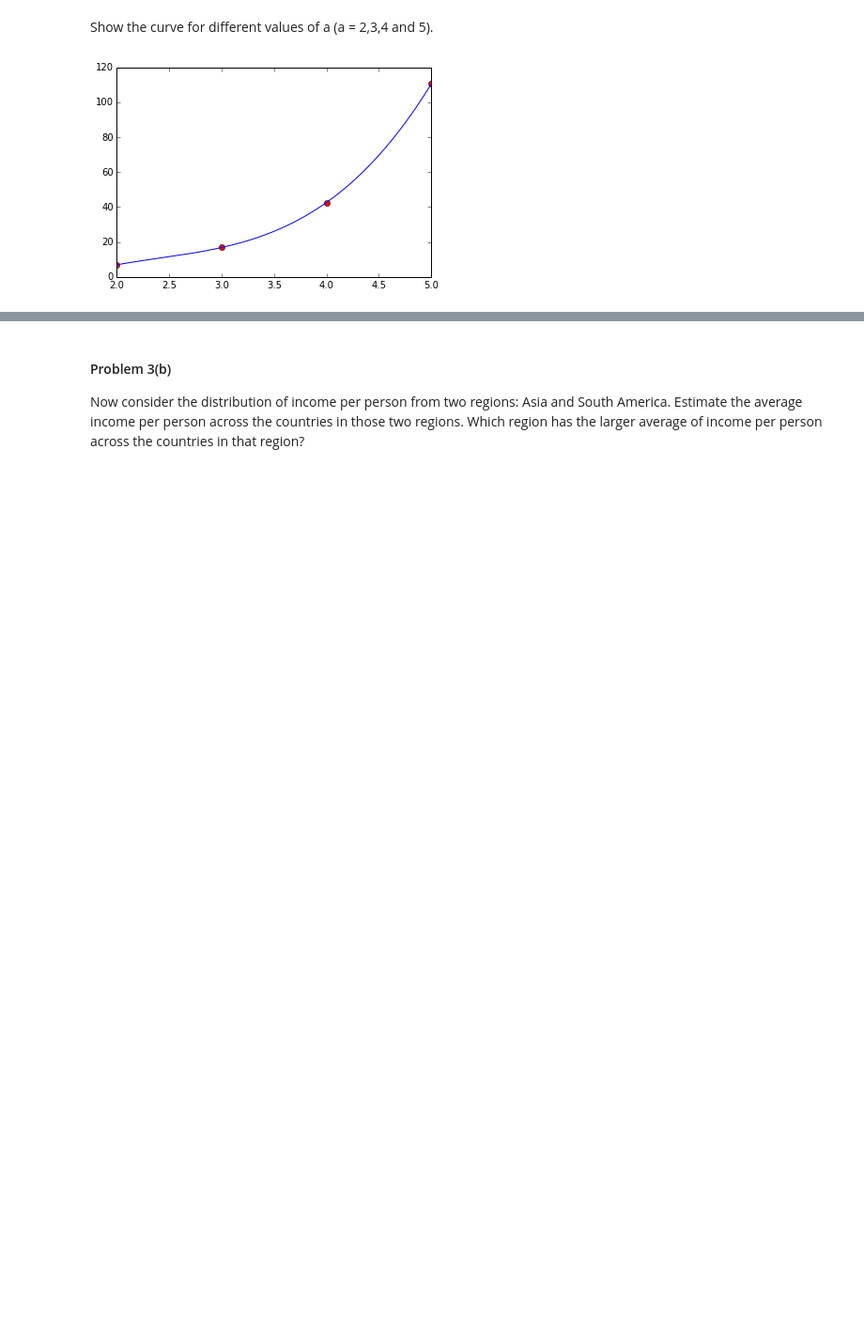
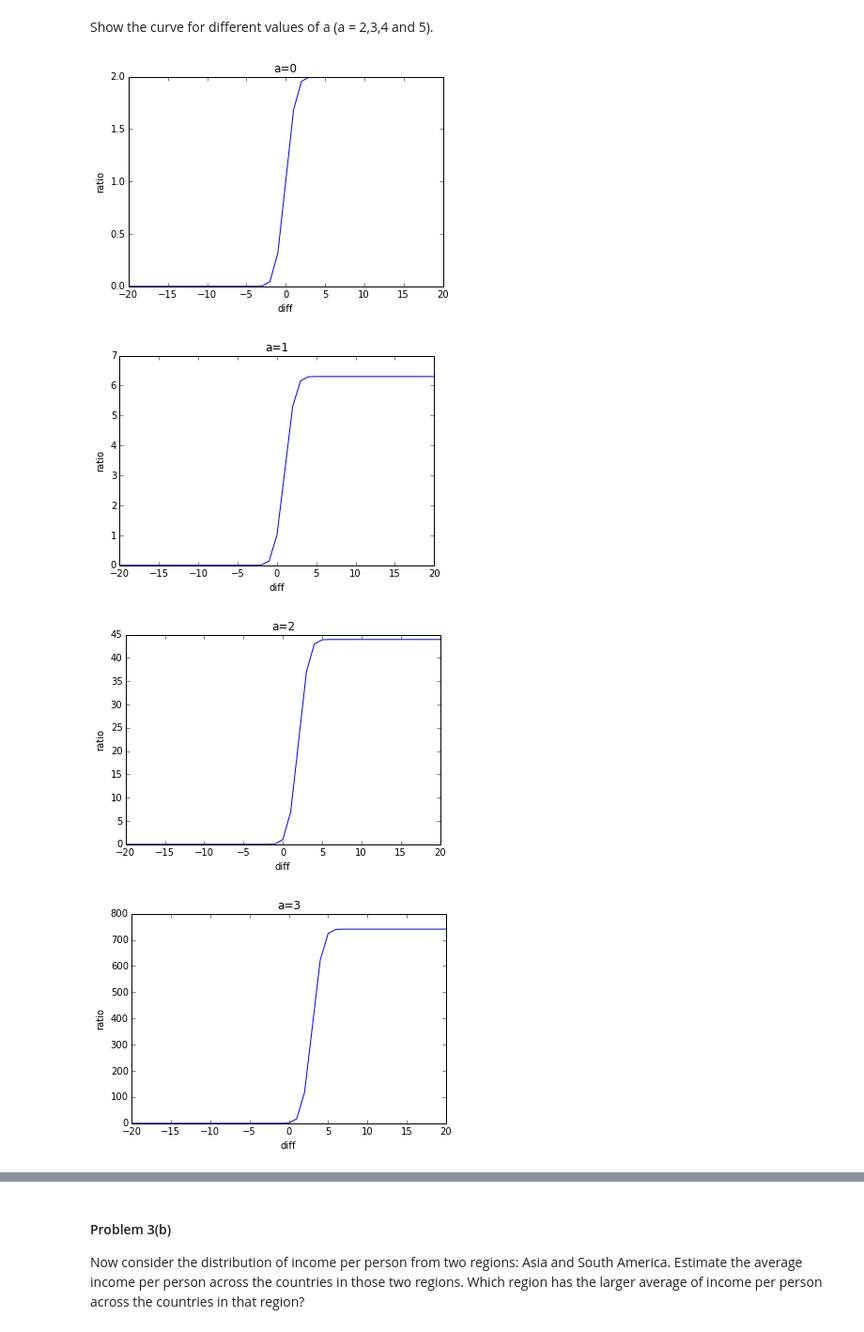
Before and after one commit to GeneralHummel/CSozn, a Jupyter notebook: HW1.ipynb, the cells around one changed output, grey strips where cells are left out. Shown: that part at 94% size. Drawn from its saved outputs; the diff is of its cells as text; code cells hidden in the pictures; blank space fills up the shorter version.

Commit message:
ratio charts

```diff
--- a/HW1.ipynb
+++ b/HW1.ipynb
@@ -404,17 +404,16 @@ Example
 >>> ratioNormals(diff = 1, a = 2)
 """
 #your code here
-import scipy
+import scipy.stats
 
 def ratioNormals(diff, a):
-    stddev = 1
     avgY = 0
     avgX = avgY + diff
-    zX = (a - avgX) / stddev
-    zY = (a - avgY) / stddev
+    zX = (a - avgX)
+    zY = (a - avgY)
     prX = 1 - scipy.stats.norm.cdf(zX)
     prY = 1 - scipy.stats.norm.cdf(zY)
     return prX / prY
 
-print ratioNormals(0.5, 2)
+print ratioNormals(1, 2)
 # %% [output]
@@ -424,22 +423,35 @@ Show the curve for different values of a (a = 2,3,4 and 5).
 # %%
 #your code here
 
 from scipy.interpolate import spline
+import matplotlib.pyplot as plt
 
-x = range(2,6)
-y = []
+a = range(0,6)
 
-for i in x:
-    y.append(ratioNormals(1, i))
+for i in a:
+    xvals = []
+    yvals = []
+    for x in range(-20, 21):
+        xvals.append(x)
+        y = ratioNormals(x, i)
+        yvals.append(y)
+    plt.plot(xvals,yvals)
+    plt.xlabel("diff")
+    plt.ylabel("ratio")
+    plt.title("a={0}".format(i))
+    plt.show()
 
-x = np.array(x)
-y = np.array(y)
+#x = np.array(x)
+#y = np.array(y)
 
-x_smooth = np.linspace(x.min(), x.max(), 300)
-y_smooth = spline(x,y,x_smooth)
+#x_smooth = np.linspace(x.min(), x.max(), 300)
+#y_smooth = spline(x,y,x_smooth)
 
-plt.plot(x,y, 'ro')
-plt.plot(x_smooth, y_smooth)
-plt.show()
+#plt.plot(x,y, 'ro')
+#plt.plot(x_smooth, y_smooth)
+#plt.show()
 # %% [output]
-[figure, old version]
+[figure, new version]
+[figure, added]
+[figure, added]
+[figure, added]
```
Also changed, not shown: parts of 3 cells of this notebook.
